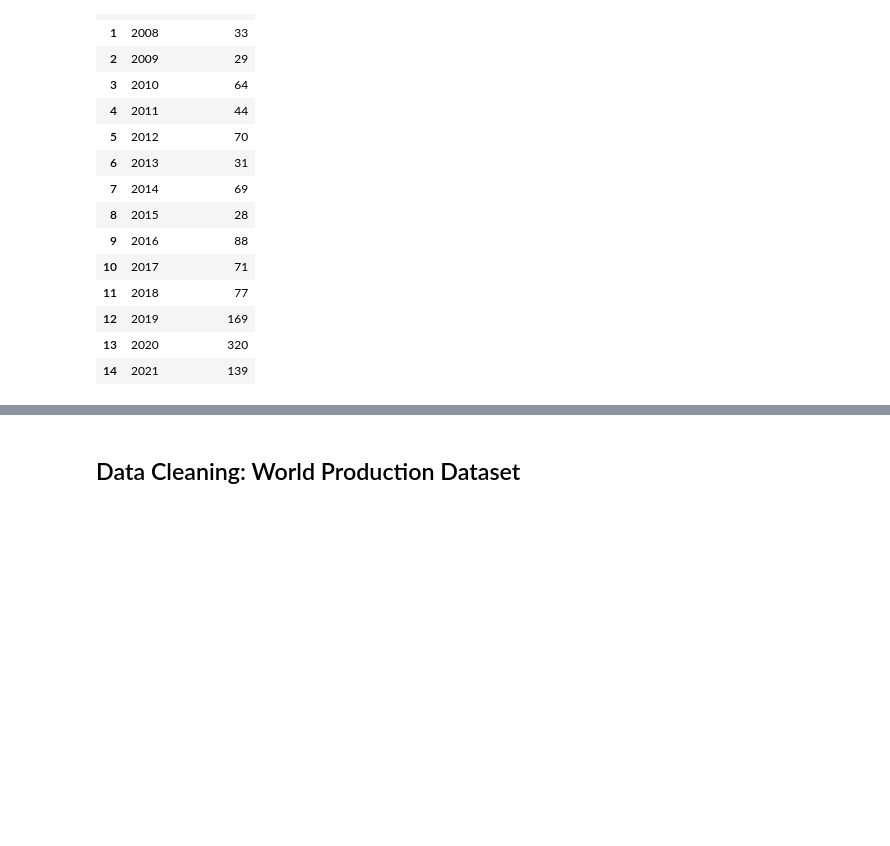
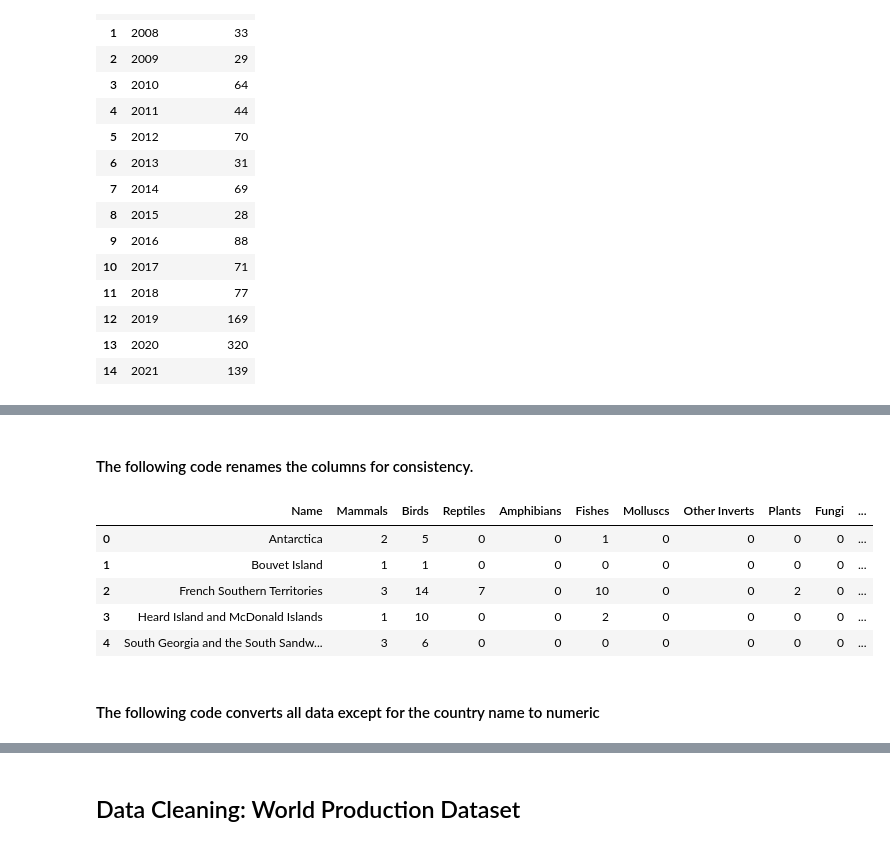
Before and after one commit to ENVS110a-SP23/group2-project, a Jupyter notebook: preprocess.ipynb, the cells around one changed output, grey strips where cells are left out. Saved outputs shown, nothing was run; the diff lists cells and outputs as text; code cells hidden in the pictures; blank space fills up the shorter version.

```diff
--- a/preprocess.ipynb
+++ b/preprocess.ipynb
@@ -295,0 +346,15 @@ endangered_critically_endangered
+# %% [markdown]
+#### The following code renames the columns for consistency.
+# %%
+threatened.rename(columns={'Reptiles*':'Reptiles', 'Fishes*':'Fishes', "Molluscs*":"Molluscs",
+                           "Other Inverts*": "Other Inverts", "Plants*": "Plants", "Fungi*": "Fungi", "Chromists*": "Chromists"}, inplace=True)
+threatened.head()
+# %% [output]
+|  | Name | Mammals | Birds | Reptiles | Amphibians | Fishes | Molluscs | Other Inverts | Plants | Fungi | ... |
+| 0 | Antarctica | 2 | 5 | 0 | 0 | 1 | 0 | 0 | 0 | 0 | ... |
+| 1 | Bouvet Island | 1 | 1 | 0 | 0 | 0 | 0 | 0 | 0 | 0 | ... |
+| 2 | French Southern Territories | 3 | 14 | 7 | 0 | 10 | 0 | 0 | 2 | 0 | ... |
+| 3 | Heard Island and McDonald Islands | 1 | 10 | 0 | 0 | 2 | 0 | 0 | 0 | 0 | ... |
+| 4 | South Georgia and the South Sandw... | 3 | 6 | 0 | 0 | 0 | 0 | 0 | 0 | 0 | ... |
+# %% [markdown]
+#### The following code converts all data except for the country name to numeric
```
Also changed, not shown: parts of 20 cells of this notebook, 3 other files.
